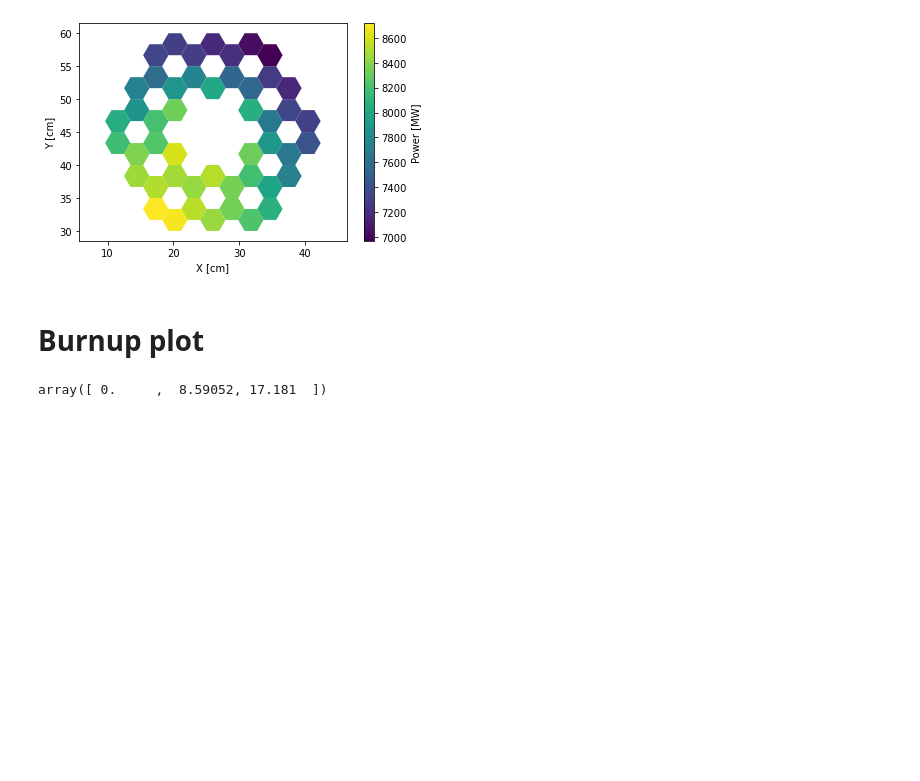
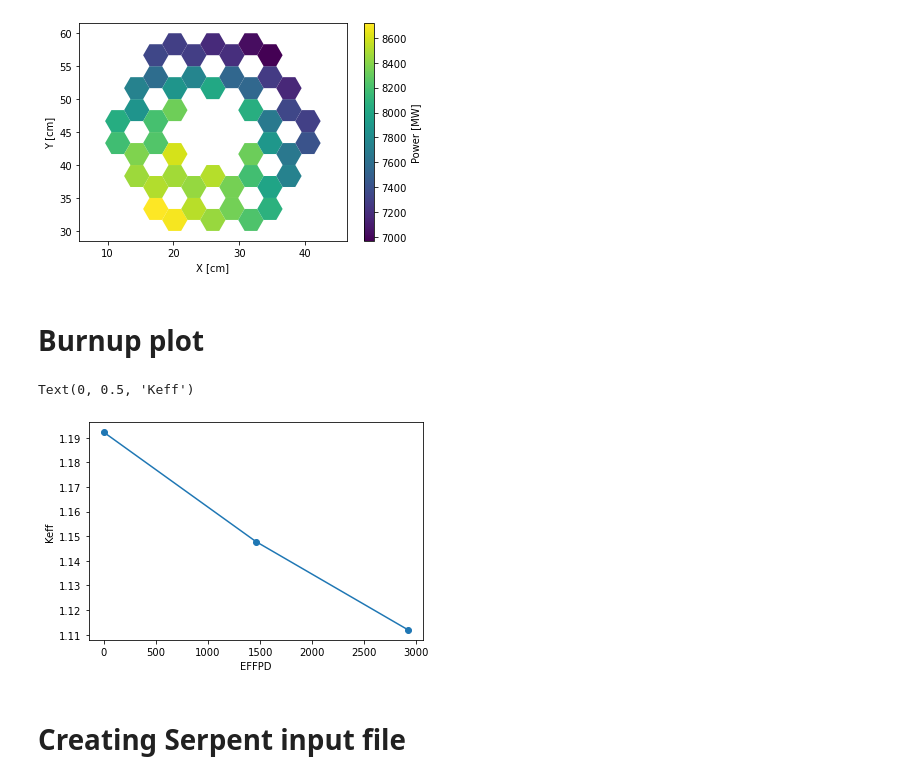
Before and after one commit to robfairh/design-optimizer, a Jupyter notebook: serpent/detectors.ipynb, the cells around one changed output. Drawn from its saved outputs; the diff is of its cells as text; code cells hidden in the pictures; blank space fills up the shorter version.

Commit message:
working on simple input file

```diff
--- a/serpent/detectors.ipynb
+++ b/serpent/detectors.ipynb
@@ -411,5 +406,17 @@ data = st.read(filename)
-# %%
-un = data.materials['un']
-un.burnup
-# %% [output]
-array([ 0.     ,  8.59052, 17.181  ])
+# %%
+import serpentTools as st
+import matplotlib.pyplot as plt
+
+filename = 'mmr_res.m'
+data = st.read(filename)
+keff = data.resdata['impKeff'][:, 0]
+days = data.resdata['burnDays'][:, 0]
+
+plt.plot(days, keff, marker='o')
+plt.xlabel('EFFPD')
+plt.ylabel('Keff')
+# %% [output]
+Text(0, 0.5, 'Keff')
+[figure, added]
+# %% [markdown]
+# Creating Serpent input file
```
Also changed, not shown: parts of 2 cells of this notebook, 2 other files.
